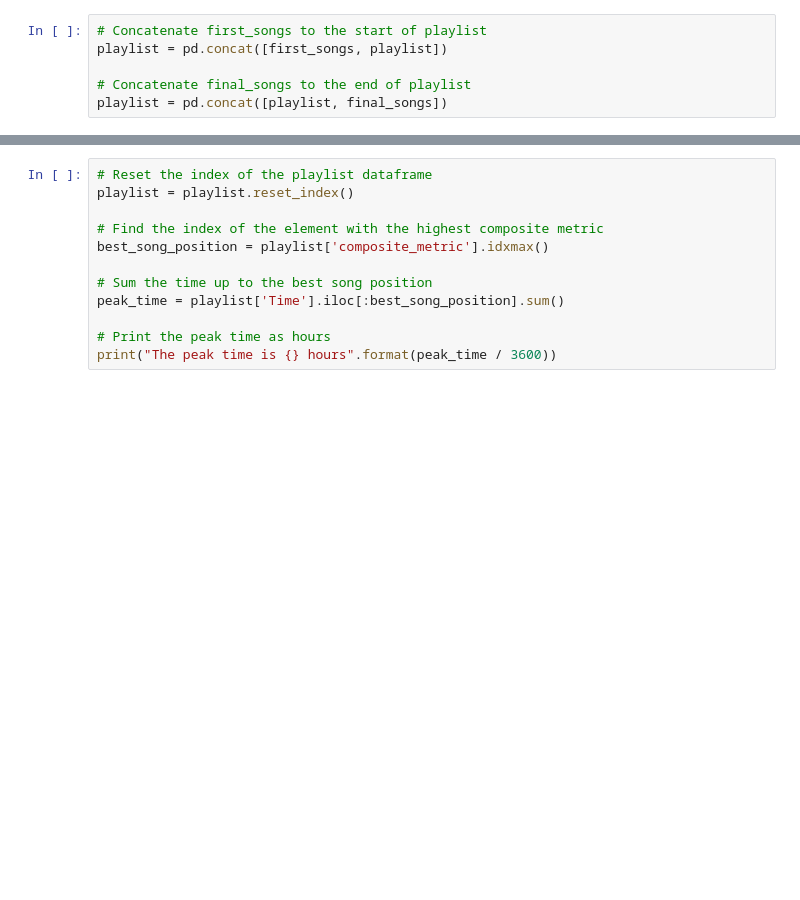
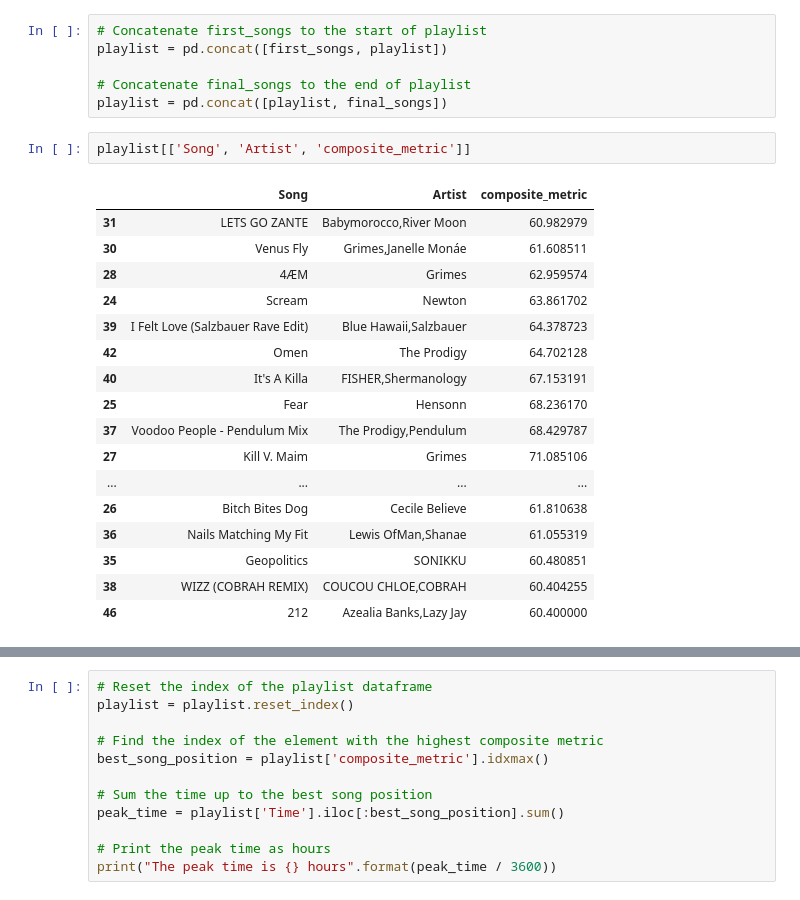
Before and after one commit to cirvine97/spotify_optimisation, a Jupyter notebook: SongOrderer.ipynb, the cells around one changed output, grey strips where cells are left out. Saved outputs shown, nothing was run; the diff lists cells and outputs as text; blank space fills up the shorter version.

```diff
--- a/SongOrderer.ipynb
+++ b/SongOrderer.ipynb
@@ -118,6 +136,26 @@ playlist = pd.concat([first_songs, playlist])
 
 # Concatenate final_songs to the end of playlist
 playlist = pd.concat([playlist, final_songs])
+# %%
+playlist[['Song', 'Artist', 'composite_metric']]
+# %% [output]
+|  | Song | Artist | composite_metric |
+| 31 | LETS GO ZANTE | Babymorocco,River Moon | 60.982979 |
+| 30 | Venus Fly | Grimes,Janelle Monáe | 61.608511 |
+| 28 | 4ÆM | Grimes | 62.959574 |
+| 24 | Scream | Newton | 63.861702 |
+| 39 | I Felt Love (Salzbauer Rave Edit) | Blue Hawaii,Salzbauer | 64.378723 |
+| 42 | Omen | The Prodigy | 64.702128 |
+| 40 | It's A Killa | FISHER,Shermanology | 67.153191 |
+| 25 | Fear | Hensonn | 68.236170 |
+| 37 | Voodoo People - Pendulum Mix | The Prodigy,Pendulum | 68.429787 |
+| 27 | Kill V. Maim | Grimes | 71.085106 |
+| ... | ... | ... | ... |
+| 26 | Bitch Bites Dog | Cecile Believe | 61.810638 |
+| 36 | Nails Matching My Fit | Lewis OfMan,Shanae | 61.055319 |
+| 35 | Geopolitics | SONIKKU | 60.480851 |
+| 38 | WIZZ (COBRAH REMIX) | COUCOU CHLOE,COBRAH | 60.404255 |
+| 46 | 212 | Azealia Banks,Lazy Jay | 60.400000 |
 # %%
 playlist
 # %% [output]
```
Also changed, not shown: parts of 15 cells of this notebook.
